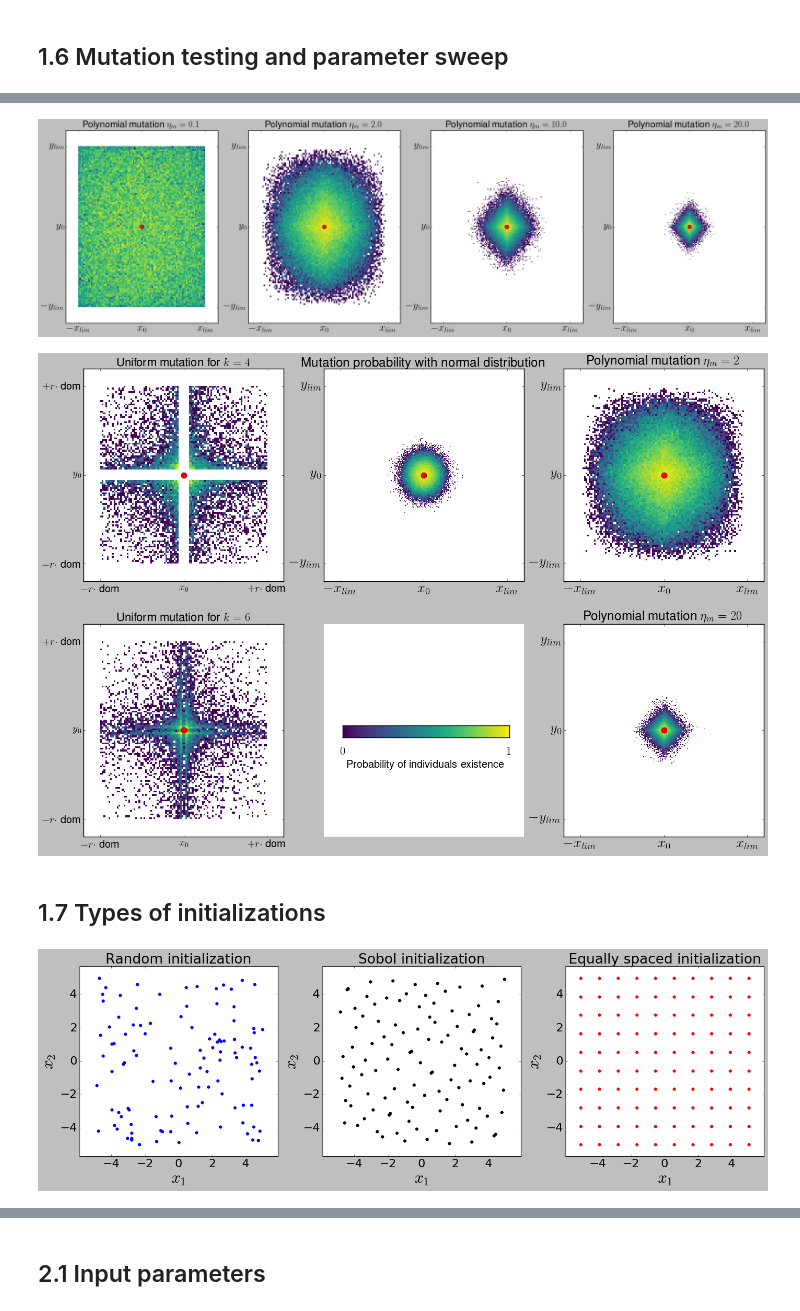
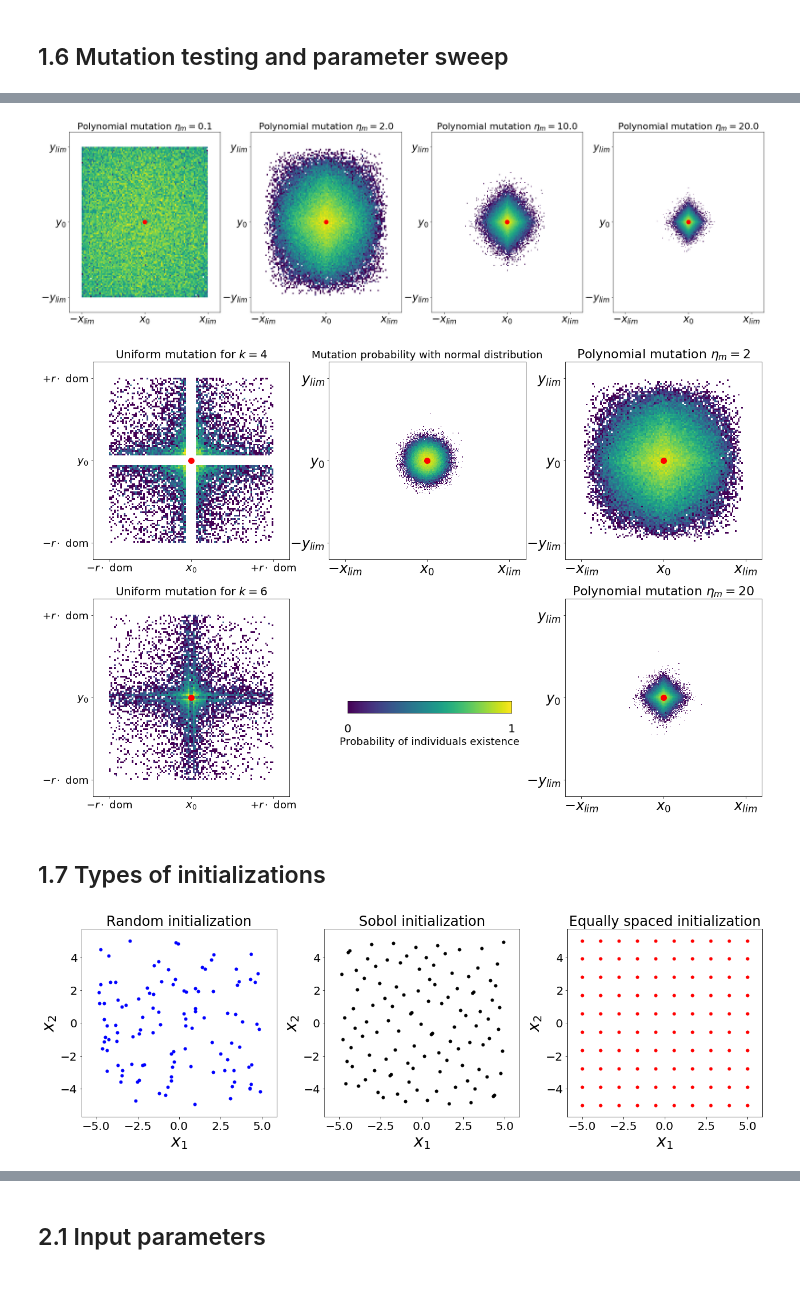
Before and after one commit to jlobatop/GA-CFD-MO, a Jupyter notebook: optimization/NSGA_II.ipynb, the cells around one changed output, grey strips where cells are left out. Drawn from its saved outputs; the diff is of its cells as text; code cells hidden in the pictures; blank space fills up the shorter version.

```diff
--- a/optimization/NSGA_II.ipynb
+++ b/optimization/NSGA_II.ipynb
@@ -17,12 +17,3 @@ import warnings
 from matplotlib.colors import LogNorm
 from prettytable import PrettyTable
 import optunity
-# %%
-plt.style.use('seaborn-deep')
-plt.style.use('classic')
-matplotlib.rcParams['axes.prop_cycle'] = matplotlib.cycler('color', ['#0072B2', '#009E73', '#D55E00', '#CC79A7', '#F0E442', '#56B4E9'])
-matplotlib.rcParams['axes.linewidth'] = 1.3
-matplotlib.rcParams['lines.linewidth'] = 1.3
-matplotlib.rc('text', usetex=True)
-matplotlib.rcParams['text.latex.preamble'] = [r"\usepackage{amsmath}"]
-matplotlib.rcParams.update({'font.size': 8})
@@ -1056,7 +987,7 @@ labels = [item.get_text() for item in ax2.get_xticklabels()]
 labels[0] = r'$-d$'
 labels[1] = r'$x_0$'
 labels[2] = r'$x_1$'
-labels[3] = r'$\vspace{2mm} 1+d$'
+labels[3] = r'$ 1+d$'
 ax2.set_xticklabels(labels, fontsize=14)
 
 ax2.set_yticks([(-d)*np.abs(pt1[1]-pt2[1]),pt2[1],pt1[1],(1+d)*np.abs(pt1[1]-pt2[1])])
@@ -1106,6 +1037,5 @@ ax3.set_title('Simulated binary crossover', fontsize = 24)
 ax2.legend(bbox_to_anchor=(2.9,0.55),fontsize=14)
 
 # Plot saving
-# plt.tight_layout()
-# plt.savefig('./NSGAIIpics/recombination.pdf',bbox_inches='tight',dpi=200)
+plt.savefig('./NSGAIIpics/recombination.png',bbox_inches='tight')
 # %% [output]
@@ -1247,9 +1181,9 @@ for i in range(4):
 
     ax[i].tick_params(axis = 'both', labelsize = 24)
 
-# plt.savefig('./NSGAIIpics/polMutation.pdf', bbox_inches='tight', dpi=300)
+# plt.savefig('./NSGAIIpics/polMutation.png',bbox_inches='tight',dpi=200)
 # %% [output]
-[figure, old version]
+[figure, new version]
 # %%
 kPS = np.zeros((10000,2))
 
@@ -1322,7 +1256,7 @@ for k in range(len(norm)):
 
 rightIm = ax[0][1].hist2d(norm[:,0], norm[:,1], bins=100, norm=LogNorm(), cmap=cm.viridis)
 ax[0][1].plot([0.], [0.], 'or', markersize = 10)
-ax[0][1].set_title('Mutation probability with normal distribution', fontsize=22)
+ax[0][1].set_title('Mutation probability with normal distribution', fontsize=18)
 
 ax[0][1].set_xlim([-0.6,0.6])
 ax[0][1].set_ylim([-0.6,0.6])
@@ -1346,37 +1280,36 @@ ax[0][1].tick_params(axis = 'both', labelsize = 24)
 ax[1][1].spines['right'].set_visible(False)
 ax[1][1].spines['top'].set_visible(False)
 ax[1][1].spines['left'].set_visible(False)
 ax[1][1].spines['bottom'].set_visible(False)
 ax[1][1].yaxis.set_ticks_position('none')
 ax[1][1].xaxis.set_ticks_position('none')
 labels = [item.get_text() for item in ax[1][1].get_xticklabels()]
 empty_string_labels = ['']*len(labels)
 ax[1][1].set_xticklabels(empty_string_labels)
 labels = [item.get_text() for item in ax[1][1].get_yticklabels()]
 empty_string_labels = ['']*len(labels)
 ax[1][1].set_yticklabels(empty_string_labels)
 
 gradient = np.linspace(0, 1, 256)
 gradient = np.vstack((gradient, gradient))
 
 ccax = fig.add_axes([0.42, 0.27, 0.19, 0.02])
 ccax.imshow(gradient, aspect='auto', cmap='viridis')
-ccbar.set_ticks([0.001,1.0])
+# ccbar.set_ticks([0.001,1.0])
 ccax.tick_params(axis = 'both', pad = 15,labelsize = 20)
 ccax.xaxis.set_ticks_position('none')
 ccax.xaxis.set_ticks([0,256])
 labels = [item.get_text() for item in ccax.get_xticklabels()]
 labels[0] = '$0$'
 labels[1] = '$1$'
 ccax.set_xticklabels(labels)
 ccax.yaxis.set_ticks_position('none')
 ccax.axes.get_yaxis().set_visible(False)
 ccax.set_xlabel('Probability of individuals existence', fontsize=18)
 
-# plt.savefig('./figures/mutation.pdf', bbox_inches='tight')
-# plt.savefig('./NSGAIIpics/mutation.pdf', bbox_inches='tight')
+plt.savefig('./NSGAIIpics/mutation.png',bbox_inches='tight')
 # %% [output]
-[figure, old version]
+[figure, new version]
 # %% [markdown]
 ## 1.7 Types of initializations
 # %%
@@ -1458,8 +1391,8 @@ ax3.set_xlim([x_low-0.9,x_high+0.9])
 ax3.set_ylim([y_low-0.7,y_high+0.7])
 
 plt.tight_layout()
-plt.savefig('/NSGAIIpics/Initialization.pdf',dpi=200)
+plt.savefig('./NSGAIIpics/initialization.png', bbox_inches='tight')
 # %% [output]
-[figure, old version]
+[figure, new version]
 # %% [markdown]
 # 2. General multi-objective optimization genetic algorithm
```
Also changed, not shown: parts of 20 cells of this notebook, 24 other files.
